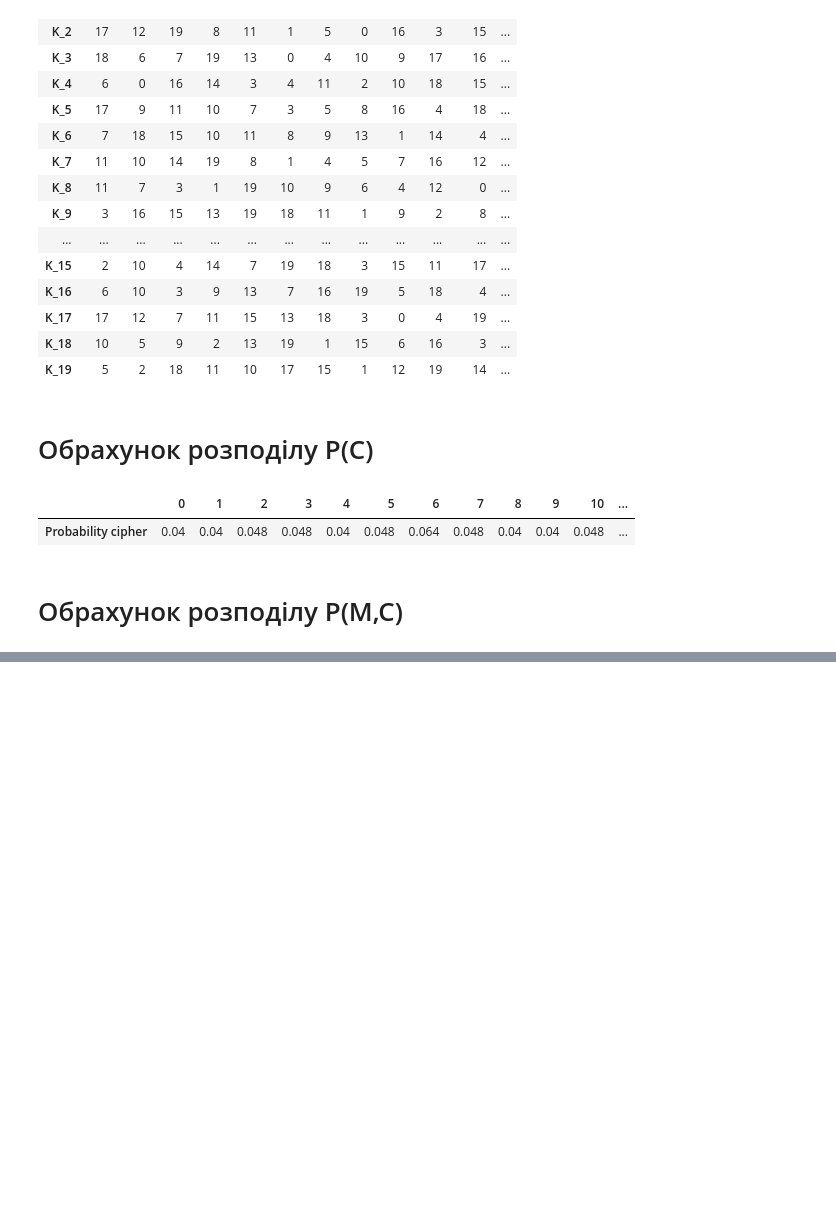
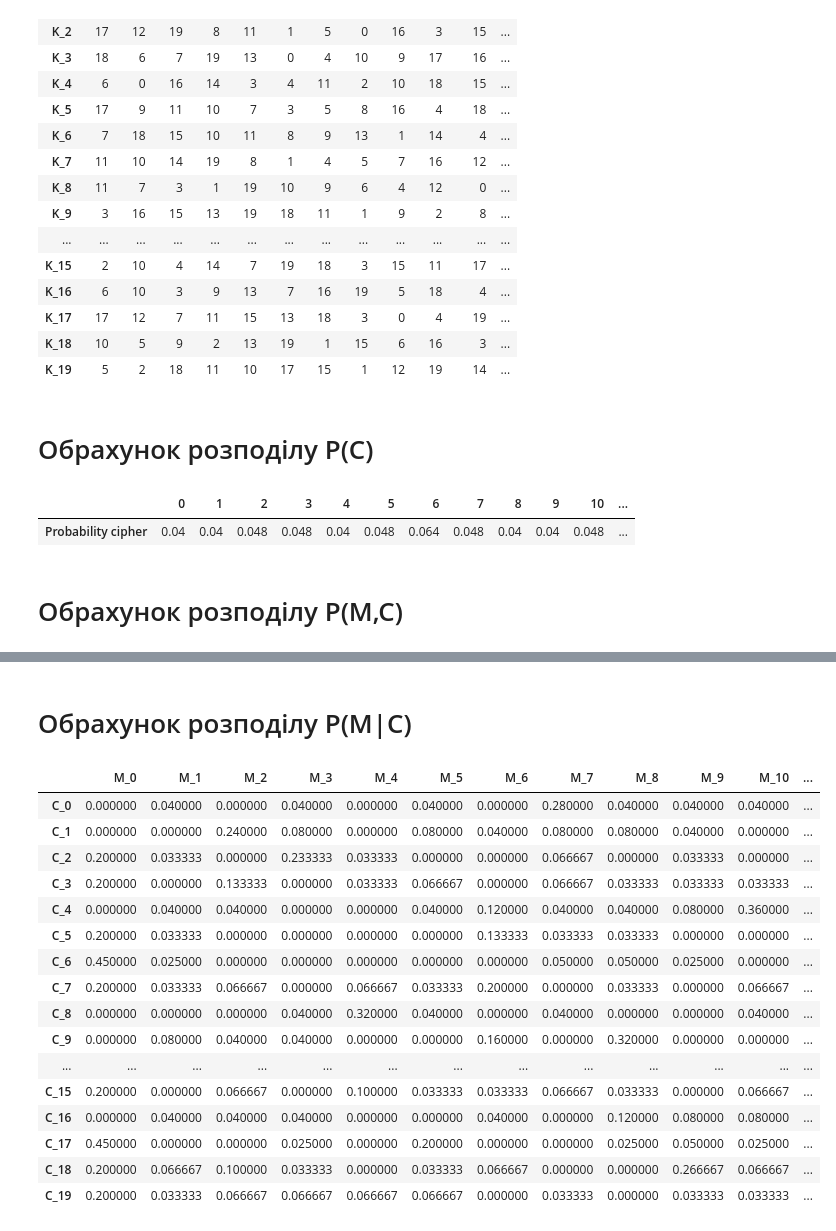
Before and after one commit to andrew-kolomiets/Cryptanalysis, a Jupyter notebook: code_06.ipynb, the cells around one changed output, grey strips where cells are left out. Cells and saved outputs as stored; diff of their text form; code cells hidden in the pictures; blank space fills up the shorter version.

Commit message:
Здійснено обрахунок розподілу Р(M|C).

```diff
--- a/code_06.ipynb
+++ b/code_06.ipynb
@@ -106,0 +125,40 @@ display(probability_m_c_temp)
+# %% [markdown]
+# Обрахунок розподілу Р(М|C)
+# %%
+conditional_probability_m_c = []
+
+for m in range(0,20):
+    for c in range(0,20):
+        temp = probability_m_c[m][c]/probability_c[c]
+        conditional_probability_m_c.append(temp)
+
+conditional_probability_m_c=np.array(conditional_probability_m_c)
+
+conditional_probability_m_c=pd.DataFrame(data=conditional_probability_m_c.reshape(20,20))
+
+
+conditional_probability_m_c=conditional_probability_m_c.transpose()
+
+conditional_probability_m_c_temp=copy.deepcopy(conditional_probability_m_c)
+conditional_probability_m_c_temp.index=['C_'+str(i) for i in range(0,20)]
+conditional_probability_m_c_temp.columns=['M_'+str(i) for i in range(0,20)]
+
+display(conditional_probability_m_c_temp)
+# %% [output]
+|  | M_0 | M_1 | M_2 | M_3 | M_4 | M_5 | M_6 | M_7 | M_8 | M_9 | M_10 | ... |
+| C_0 | 0.000000 | 0.040000 | 0.000000 | 0.040000 | 0.000000 | 0.040000 | 0.000000 | 0.280000 | 0.040000 | 0.040000 | 0.040000 | ... |
+| C_1 | 0.000000 | 0.000000 | 0.240000 | 0.080000 | 0.000000 | 0.080000 | 0.040000 | 0.080000 | 0.080000 | 0.040000 | 0.000000 | ... |
+| C_2 | 0.200000 | 0.033333 | 0.000000 | 0.233333 | 0.033333 | 0.000000 | 0.000000 | 0.066667 | 0.000000 | 0.033333 | 0.000000 | ... |
+| C_3 | 0.200000 | 0.000000 | 0.133333 | 0.000000 | 0.033333 | 0.066667 | 0.000000 | 0.066667 | 0.033333 | 0.033333 | 0.033333 | ... |
+| C_4 | 0.000000 | 0.040000 | 0.040000 | 0.000000 | 0.000000 | 0.040000 | 0.120000 | 0.040000 | 0.040000 | 0.080000 | 0.360000 | ... |
+| C_5 | 0.200000 | 0.033333 | 0.000000 | 0.000000 | 0.000000 | 0.000000 | 0.133333 | 0.033333 | 0.033333 | 0.000000 | 0.000000 | ... |
+| C_6 | 0.450000 | 0.025000 | 0.000000 | 0.000000 | 0.000000 | 0.000000 | 0.000000 | 0.050000 | 0.050000 | 0.025000 | 0.000000 | ... |
+| C_7 | 0.200000 | 0.033333 | 0.066667 | 0.000000 | 0.066667 | 0.033333 | 0.200000 | 0.000000 | 0.033333 | 0.000000 | 0.066667 | ... |
+| C_8 | 0.000000 | 0.000000 | 0.000000 | 0.040000 | 0.320000 | 0.040000 | 0.000000 | 0.040000 | 0.000000 | 0.000000 | 0.040000 | ... |
+| C_9 | 0.000000 | 0.080000 | 0.040000 | 0.040000 | 0.000000 | 0.000000 | 0.160000 | 0.000000 | 0.320000 | 0.000000 | 0.000000 | ... |
+| ... | ... | ... | ... | ... | ... | ... | ... | ... | ... | ... | ... | ... |
+| C_15 | 0.200000 | 0.000000 | 0.066667 | 0.000000 | 0.100000 | 0.033333 | 0.033333 | 0.066667 | 0.033333 | 0.000000 | 0.066667 | ... |
+| C_16 | 0.000000 | 0.040000 | 0.040000 | 0.040000 | 0.000000 | 0.000000 | 0.040000 | 0.000000 | 0.120000 | 0.080000 | 0.080000 | ... |
+| C_17 | 0.450000 | 0.000000 | 0.000000 | 0.025000 | 0.000000 | 0.200000 | 0.000000 | 0.000000 | 0.025000 | 0.050000 | 0.025000 | ... |
+| C_18 | 0.200000 | 0.066667 | 0.100000 | 0.033333 | 0.000000 | 0.033333 | 0.066667 | 0.000000 | 0.000000 | 0.266667 | 0.066667 | ... |
+| C_19 | 0.200000 | 0.033333 | 0.066667 | 0.066667 | 0.066667 | 0.066667 | 0.000000 | 0.033333 | 0.000000 | 0.033333 | 0.033333 | ... |
```
Also changed, not shown: parts of 1 cell of this notebook.
